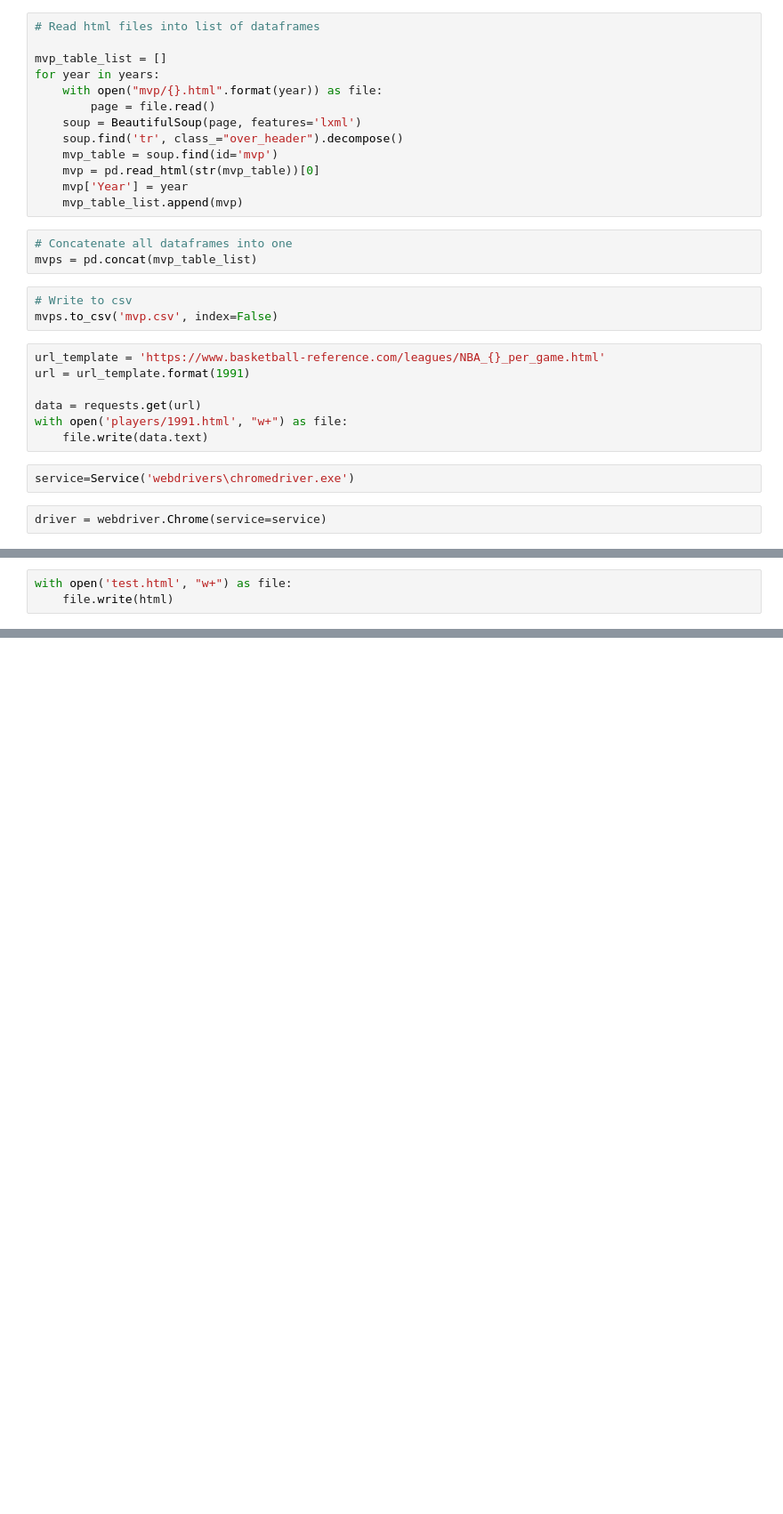
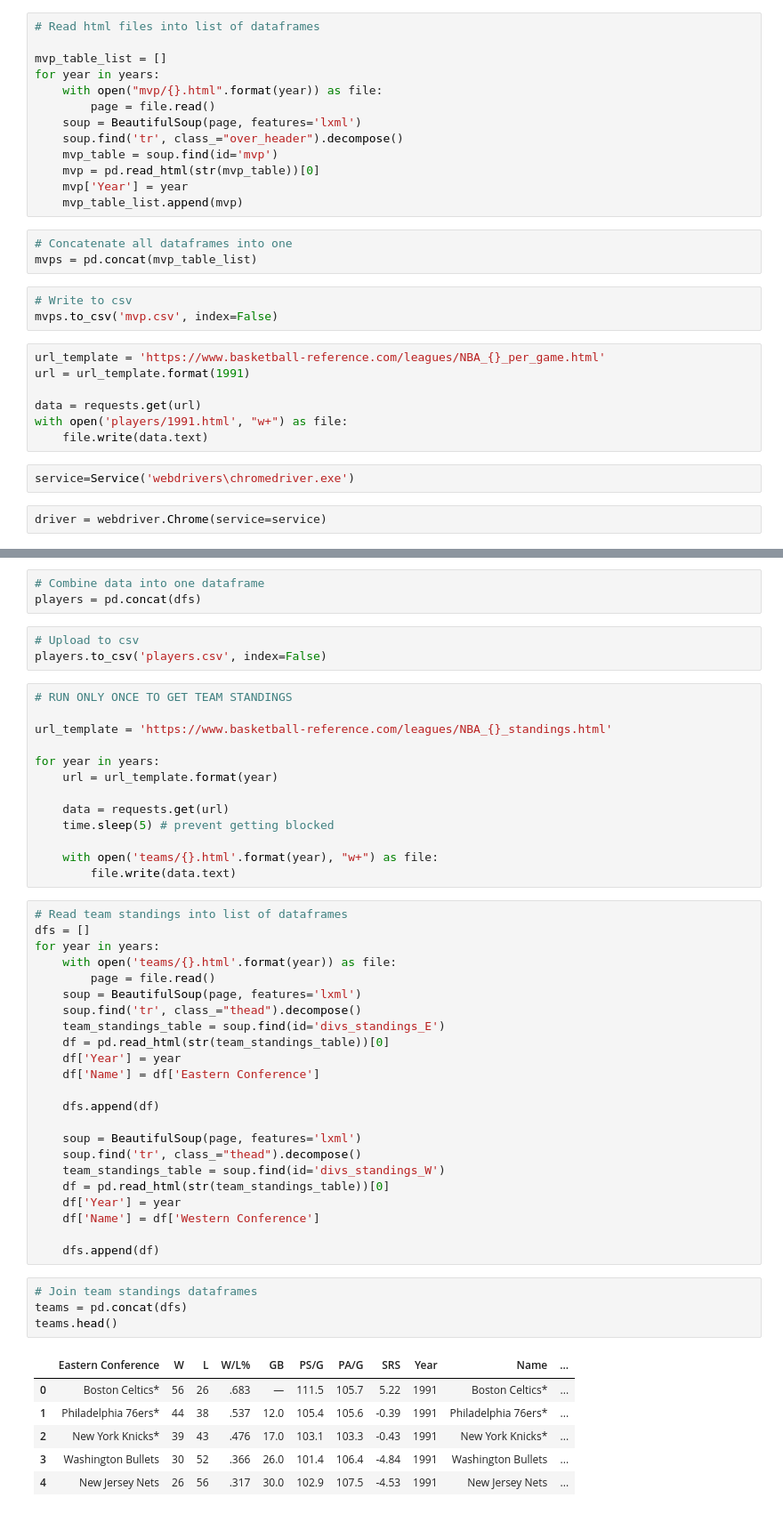
Before and after one commit to EshanSingh/NBAPredictor, a Jupyter notebook: scraper.ipynb, the cells around one changed output, grey strips where cells are left out. Shown at 89% size. Cells and saved outputs as stored; diff of their text form; blank space fills up the shorter version.

Commit message:
data retrieval complete

```diff
--- a/scraper.ipynb
+++ b/scraper.ipynb
@@ -61,3 +68,0 @@ html = driver.page_source
-# %%
-with open('test.html', "w+") as file:
-    file.write(html)
@@ -63,0 +81,53 @@ with open('test.html', "w+") as file:
+# %%
+# Combine data into one dataframe
+players = pd.concat(dfs)
+# %%
+# Upload to csv
+players.to_csv('players.csv', index=False)
+# %%
+# RUN ONLY ONCE TO GET TEAM STANDINGS
+
+url_template = 'https://www.basketball-reference.com/leagues/NBA_{}_standings.html'
+
+for year in years:
+    url = url_template.format(year)
+
+    data = requests.get(url)
+    time.sleep(5) # prevent getting blocked
+
+    with open('teams/{}.html'.format(year), "w+") as file:
+        file.write(data.text)
+# %%
+# Read team standings into list of dataframes
+dfs = []
+for year in years:
+    with open('teams/{}.html'.format(year)) as file:
+        page = file.read()
+    soup = BeautifulSoup(page, features='lxml')
+    soup.find('tr', class_="thead").decompose()
+    team_standings_table = soup.find(id='divs_standings_E')
+    df = pd.read_html(str(team_standings_table))[0]
+    df['Year'] = year
+    df['Name'] = df['Eastern Conference']
+
+    dfs.append(df)
+
+    soup = BeautifulSoup(page, features='lxml')
+    soup.find('tr', class_="thead").decompose()
+    team_standings_table = soup.find(id='divs_standings_W')
+    df = pd.read_html(str(team_standings_table))[0]
+    df['Year'] = year
+    df['Name'] = df['Western Conference']
+
+    dfs.append(df)
+# %%
+# Join team standings dataframes
+teams = pd.concat(dfs)
+teams.head()
+# %% [output]
+|  | Eastern Conference | W | L | W/L% | GB | PS/G | PA/G | SRS | Year | Name | ... |
+| 0 | Boston Celtics* | 56 | 26 | .683 | — | 111.5 | 105.7 | 5.22 | 1991 | Boston Celtics* | ... |
+| 1 | Philadelphia 76ers* | 44 | 38 | .537 | 12.0 | 105.4 | 105.6 | -0.39 | 1991 | Philadelphia 76ers* | ... |
+| 2 | New York Knicks* | 39 | 43 | .476 | 17.0 | 103.1 | 103.3 | -0.43 | 1991 | New York Knicks* | ... |
+| 3 | Washington Bullets | 30 | 52 | .366 | 26.0 | 101.4 | 106.4 | -4.84 | 1991 | Washington Bullets | ... |
+| 4 | New Jersey Nets | 26 | 56 | .317 | 30.0 | 102.9 | 107.5 | -4.53 | 1991 | New Jersey Nets | ... |
```
Also changed, not shown: parts of 4 cells of this notebook.
